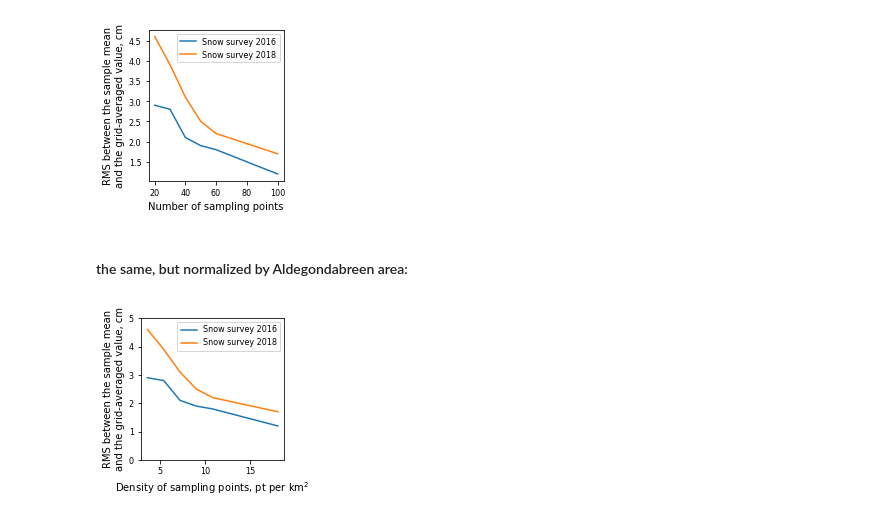
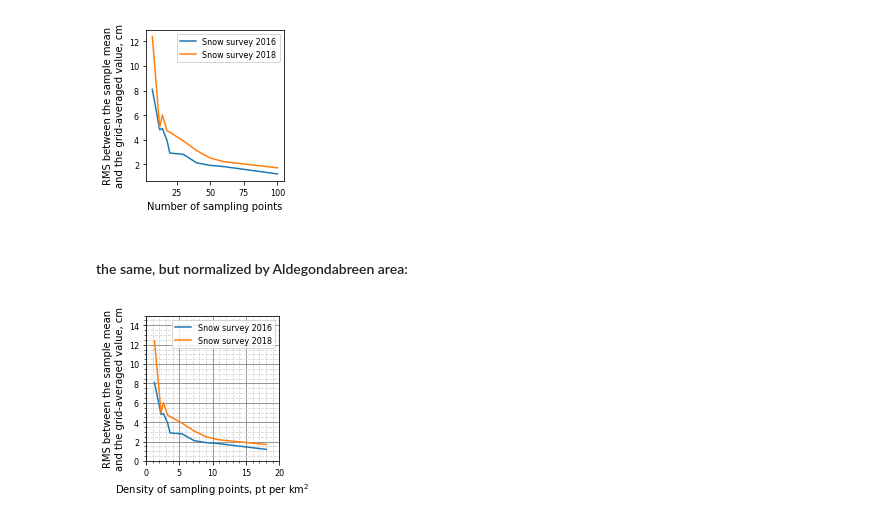
Before and after one commit to tepextepex/barentsburg-meteo, a Jupyter notebook: winter_uncertainty_chart.ipynb, the cells around one changed output. Cells and saved outputs as stored; diff of their text form; code cells hidden in the pictures.

Commit message:
Added smaller number of points plus RU version

```diff
--- a/winter_uncertainty_chart.ipynb
+++ b/winter_uncertainty_chart.ipynb
@@ -28,9 +28,9 @@ matplotlib.rc('figure', titlesize=BIGGER_SIZE)  # fontsize of the figure title
 # %%
 fig_dir = os.path.join(globals()['_dh'][0], "fig")
 
-point_count = (20, 30, 40, 50, 60, 100)
-rms_2016 = (2.9, 2.8, 2.1, 1.9, 1.8, 1.2)
-rms_2018 = (4.6, 3.9, 3.1, 2.5, 2.2, 1.7)
+point_count = (7, 12.5, 14.5, 18, 20, 30, 40, 50, 60, 100)
+rms_2016 = (8.1, 4.8, 4.9, 3.9, 2.9, 2.8, 2.1, 1.9, 1.8, 1.2)
+rms_2018 = (12.4, 5.0, 6.0, 4.7, 4.6, 3.9, 3.1, 2.5, 2.2, 1.7)
 # %%
 fig, ax = plt.subplots()
 fig.set_size_inches(1*wu, 1*hu)
@@ -50,32 +50,37 @@ fig_paths = ("snow_thickness_uncertainty.png", "snow_thickness_uncertainty.pdf")
 for fig_path in fig_paths:
     plt.savefig(os.path.join(fig_dir, fig_path), dpi=300, transparent=False, facecolor="white")
 # %% [output]
-[figure, old version]
+[figure, new version]
 # %% [markdown]
 #### the same, but normalized by Aldegondabreen area:
 # %%
 area_2018 = 5.54  # sq km
 
 point_density = [float(x) / area_2018 for x in point_count]
 
 fig, ax = plt.subplots()
 fig.set_size_inches(1*wu, 1*hu)
 # plt.xticks(rotation=90)
 
 ax.plot(point_density, rms_2016, label="Snow survey 2016")
 ax.plot(point_density, rms_2018, label="Snow survey 2018")
 
 ax.set_xlabel("Density of sampling points, pt per km$^2$")
 ax.set_ylabel("RMS between the sample mean\nand the grid-averaged value, cm")
 
-ax.set_ylim(0, 5)
+ax.set_xlim(0, 20)
+ax.set_ylim(0, 15)
 
 ax.legend()
+
+plt.minorticks_on()
+ax.grid(b=True, which='major', color='grey', linestyle='-')
+ax.grid(b=True, which='minor', color='lightgrey', linestyle='--')
 
 fig.tight_layout()
 
 fig_paths = ("snow_thickness_uncertainty_norm.png", "snow_thickness_uncertainty_norm.pdf")
 for fig_path in fig_paths:
-    plt.savefig(os.path.join(fig_dir, fig_path), dpi=300, transparent=False, facecolor="white")
+    plt.savefig(os.path.join(fig_dir, fig_path), dpi=300, transparent=False, facecolor="white", bbox_inches='tight')
 # %% [output]
-[figure, old version]
+[figure, new version]
```
Also changed, not shown: parts of 1 cell of this notebook.
